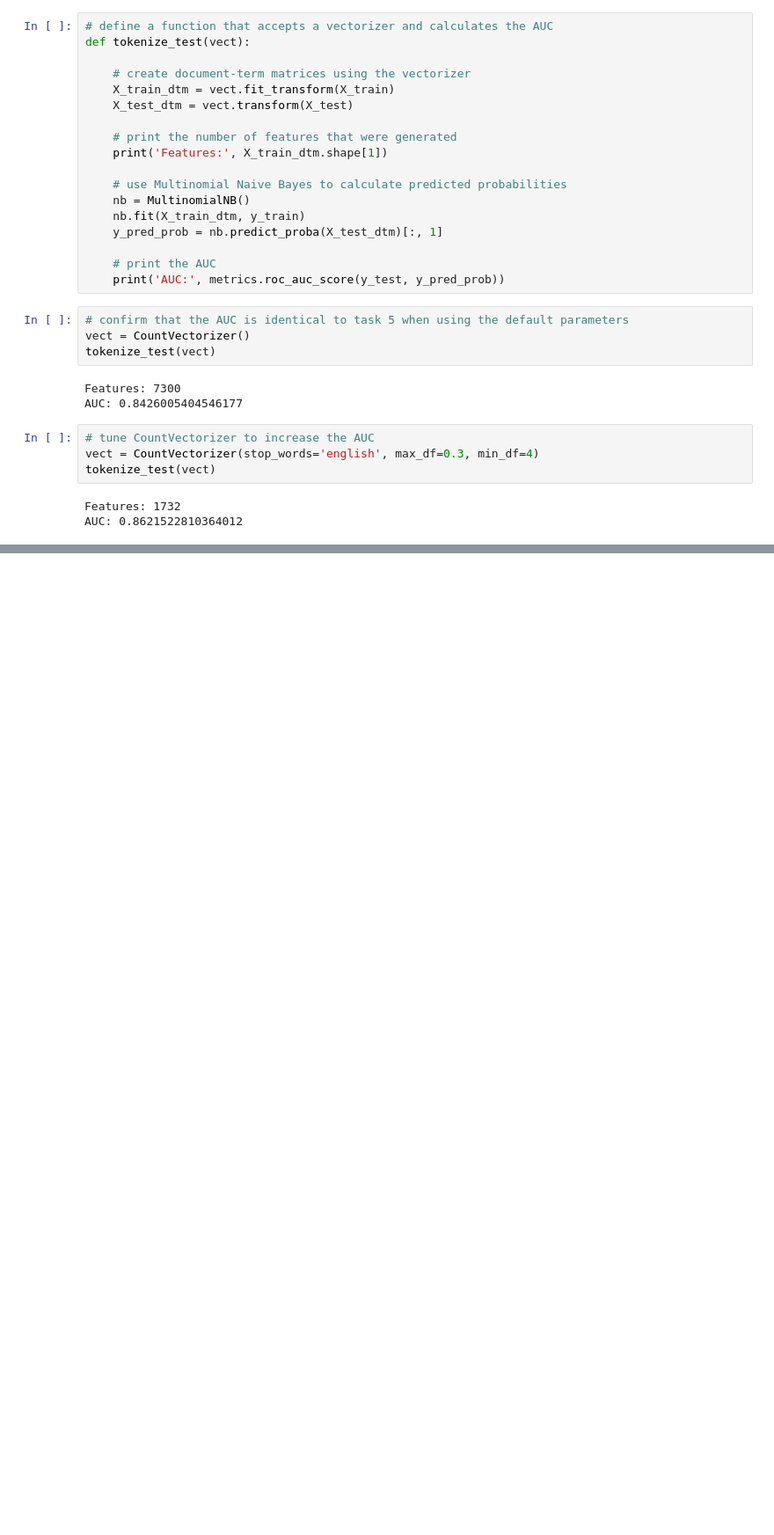
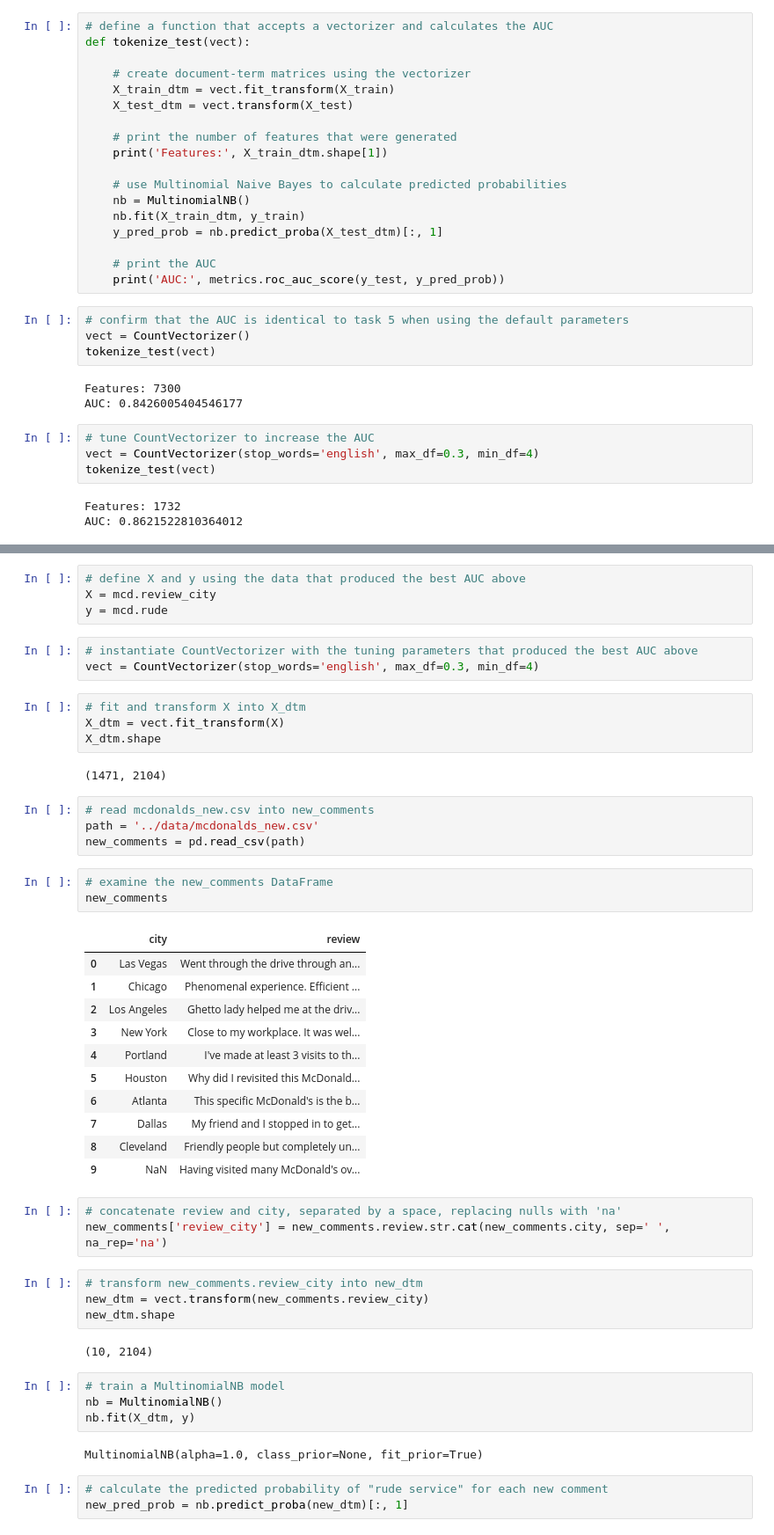
Before and after one commit to alokproc/machine-learning, a Jupyter notebook: notebooks/01.01-ML-Project-McDonalds-Sentiment.ipynb, the cells around one changed output, grey strips where cells are left out. Shown: that part at 88% size. Cells and saved outputs as stored; diff of their text form; blank space fills up the shorter version.

```diff
--- a/notebooks/01.01-ML-Project-McDonalds-Sentiment.ipynb
+++ b/notebooks/01.01-ML-Project-McDonalds-Sentiment.ipynb
@@ -212,0 +322,50 @@ AUC: 0.8621522810364012
+# %%
+# define X and y using the data that produced the best AUC above
+X = mcd.review_city
+y = mcd.rude
+# %%
+# instantiate CountVectorizer with the tuning parameters that produced the best AUC above
+vect = CountVectorizer(stop_words='english', max_df=0.3, min_df=4)
+# %%
+# fit and transform X into X_dtm
+X_dtm = vect.fit_transform(X)
+X_dtm.shape
+# %% [output]
+(1471, 2104)
+# %%
+# read mcdonalds_new.csv into new_comments
+path = '../data/mcdonalds_new.csv'
+new_comments = pd.read_csv(path)
+# %%
+# examine the new_comments DataFrame
+new_comments
+# %% [output]
+|  | city | review |
+| 0 | Las Vegas | Went through the drive through an... |
+| 1 | Chicago | Phenomenal experience. Efficient ... |
+| 2 | Los Angeles | Ghetto lady helped me at the driv... |
+| 3 | New York | Close to my workplace. It was wel... |
+| 4 | Portland | I've made at least 3 visits to th... |
+| 5 | Houston | Why did I revisited this McDonald... |
+| 6 | Atlanta | This specific McDonald's is the b... |
+| 7 | Dallas | My friend and I stopped in to get... |
+| 8 | Cleveland | Friendly people but completely un... |
+| 9 | NaN | Having visited many McDonald's ov... |
+# %%
+# concatenate review and city, separated by a space, replacing nulls with 'na'
+new_comments['review_city'] = new_comments.review.str.cat(new_comments.city, sep=' ', na_rep='na')
+# %%
+# transform new_comments.review_city into new_dtm
+new_dtm = vect.transform(new_comments.review_city)
+new_dtm.shape
+# %% [output]
+(10, 2104)
+# %%
+# train a MultinomialNB model
+nb = MultinomialNB()
+nb.fit(X_dtm, y)
+# %% [output]
+MultinomialNB(alpha=1.0, class_prior=None, fit_prior=True)
+# %%
+# calculate the predicted probability of "rude service" for each new comment
+new_pred_prob = nb.predict_proba(new_dtm)[:, 1]
```
Also changed, not shown: parts of 21 cells of this notebook.
